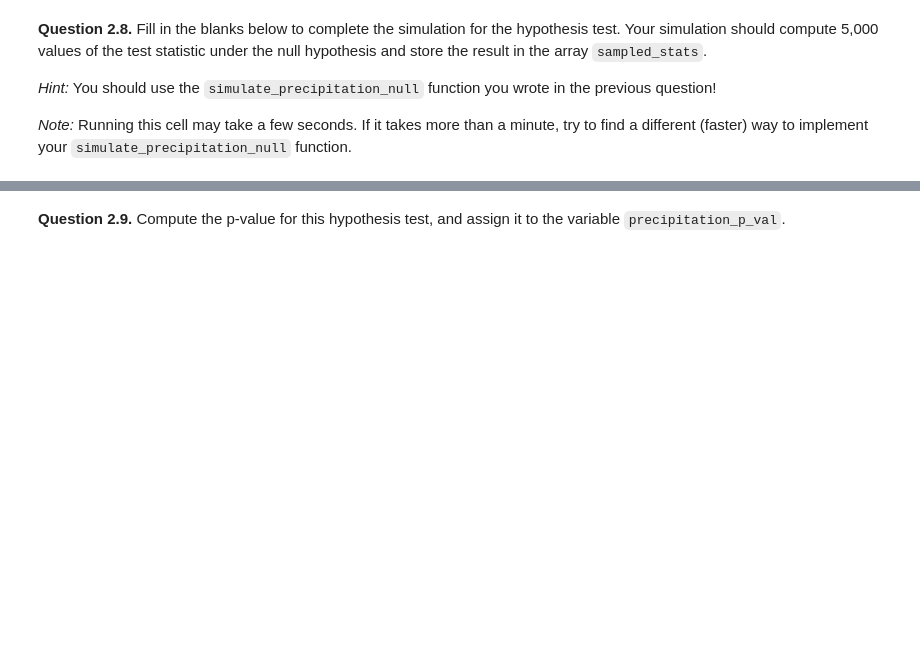
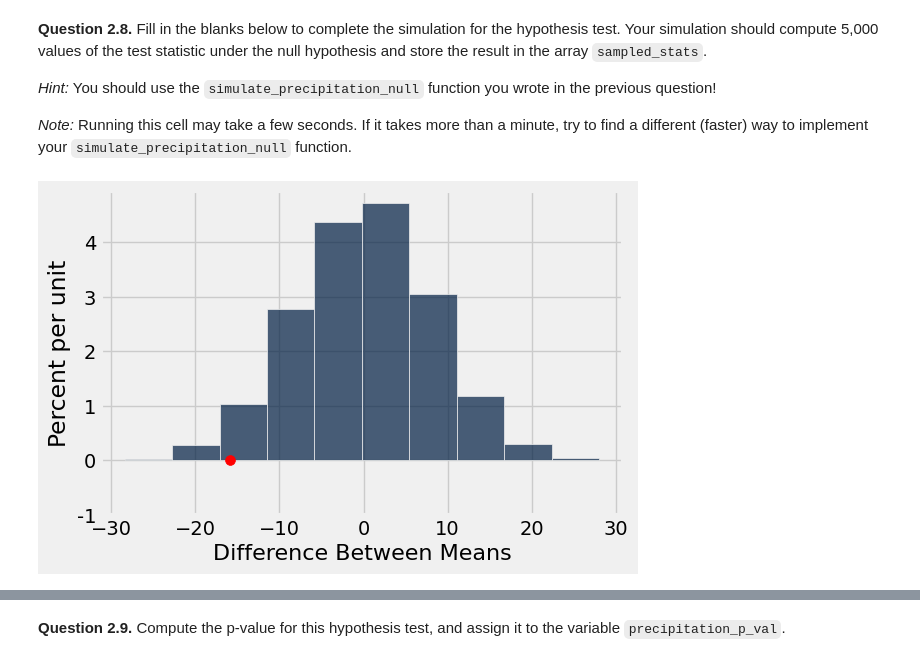
Before and after one commit to AndrewClough05/Intro-to-Data-Analytics-2.0, a Jupyter notebook: project2/project2.ipynb, the cells around one changed output, grey strips where cells are left out. Saved outputs shown, nothing was run; the diff lists cells and outputs as text; code cells hidden in the pictures; blank space fills up the shorter version.

```diff
--- a/project2/project2.ipynb
+++ b/project2/project2.ipynb
@@ -649,4 +639,6 @@ _Type your answer here, replacing this text._
 <!-- END QUESTION -->
 
 Before going on, check your `drought` table. It should have two columns `Label` and `Precipitation` with 61 rows, 13 of which are for `"drought"` years.
+# %%
+drought = drought.drop("Year")
 # %%
@@ -665,7 +669,13 @@ First, complete the function `test_statistic`. It should take in a two-column ta
 Then, use the function you define to assign `observed_statistic` to the observed test statistic.
 # %%
 def test_statistic(t):
-    ...
+    drought_only = t.where("Label", "drought")
+    drought_column = drought_only.column("Precipitation")
+    drought_avg = np.mean(drought_column)
+    other_only = t.where("Label", "other")
+    other_column = other_only.column("Precipitation")
+    other_avg = np.mean(other_column)
+    return drought_avg - other_avg
 
-observed_statistic = ...
+observed_statistic = test_statistic(drought)
 observed_statistic
@@ -680,6 +702,10 @@ Now that we have defined our hypotheses and test statistic, we are ready to cond
 # %%
 def simulate_precipitation_null():
-    ...
+    resample = drought.sample(with_replacement = False)
+    first_row = drought.with_column("Label", resample.column("Label"))
+    one_sim = test_statistic(first_row)
+    return one_sim
+
 
 # Run your function a couple times to make sure that it works
 simulate_precipitation_null()
@@ -692,15 +722,18 @@ grader.check("q2_7")
 
 *Note:* Running this cell may take a few seconds. If it takes more than a minute, try to find a different (faster) way to implement your `simulate_precipitation_null` function.
 # %%
-sampled_stats = ...
+sampled_stats = make_array()
 
-repetitions = ...
+repetitions = 5000
 for i in np.arange(repetitions):
-    ...
+    one_sim = simulate_precipitation_null()
+    sampled_stats = np.append(sampled_stats, one_sim)
 
 # Do not change these lines
 Table().with_column('Difference Between Means', sampled_stats).hist()
 plt.scatter(observed_statistic, 0, c="r", s=50);
 plt.ylim(-0.01);
+# %% [output]
+[figure, added]
 # %%
 grader.check("q2_8")
```
Also changed, not shown: parts of 17 cells of this notebook, 6 other files.
